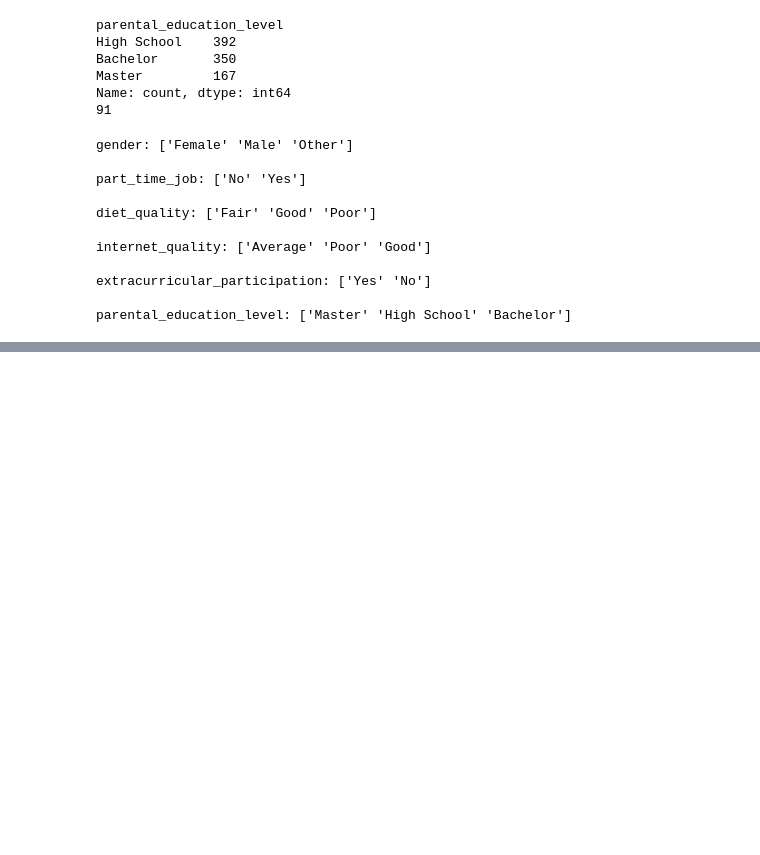
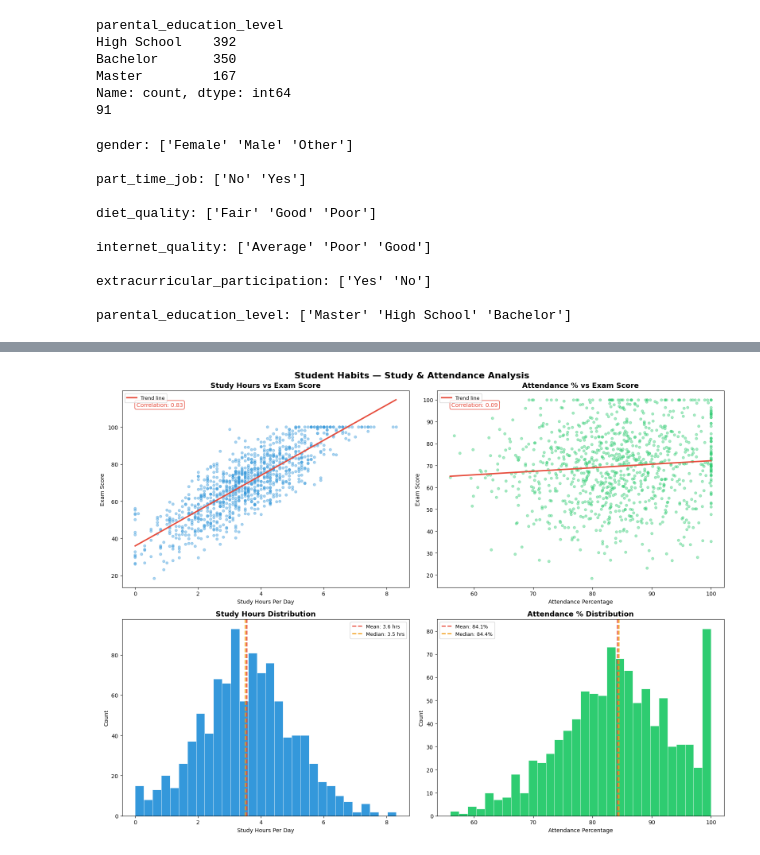
Before and after one commit to john-nio/eda-project, a Jupyter notebook: student_habits_performance/student_habit_performance.ipynb, the cells around one changed output, grey strips where cells are left out. Saved outputs shown, nothing was run; the diff lists cells and outputs as text; code cells hidden in the pictures; blank space fills up the shorter version.

```diff
--- a/student_habits_performance/student_habit_performance.ipynb
+++ b/student_habits_performance/student_habit_performance.ipynb
@@ -60,0 +168,89 @@ parental_education_level: ['Master' 'High School' 'Bachelor']
+# %%
+fig, axes = plt.subplots(2, 2, figsize=(16, 12))
+axes = axes.flatten()
+
+# ── 5. Study hours vs exam score ──────────────────────────────
+axes[0].scatter(df['study_hours_per_day'], df['exam_score'],
+                alpha=0.4, s=20, color='#3498db')
+
+z = np.polyfit(df['study_hours_per_day'], df['exam_score'], 1)
+p = np.poly1d(z)
+x_line = np.linspace(df['study_hours_per_day'].min(),
+                     df['study_hours_per_day'].max(), 100)
+axes[0].plot(x_line, p(x_line), color='#e74c3c',
+             linewidth=2.5, label=f'Trend line')
+
+axes[0].set_title('Study Hours vs Exam Score',
+                  fontsize=13, fontweight='bold')
+axes[0].set_xlabel('Study Hours Per Day')
+axes[0].set_ylabel('Exam Score')
+axes[0].legend(fontsize=9)
+
+corr = df['study_hours_per_day'].corr(df['exam_score'])
+axes[0].text(0.05, 0.92, f'Correlation: {corr:.2f}',
+             transform=axes[0].transAxes,
+             fontsize=10, color='#e74c3c',
+             bbox=dict(boxstyle='round,pad=0.3',
+                       facecolor='white', edgecolor='#e74c3c'))
+
+# ── 6. Attendance vs exam score ────────────────────────────────
+axes[1].scatter(df['attendance_percentage'], df['exam_score'],
+                alpha=0.4, s=20, color='#2ecc71')
+
+z = np.polyfit(df['attendance_percentage'], df['exam_score'], 1)
+p = np.poly1d(z)
+x_line = np.linspace(df['attendance_percentage'].min(),
+                     df['attendance_percentage'].max(), 100)
+axes[1].plot(x_line, p(x_line), color='#e74c3c',
+             linewidth=2.5, label='Trend line')
+
+axes[1].set_title('Attendance % vs Exam Score',
+                  fontsize=13, fontweight='bold')
+axes[1].set_xlabel('Attendance Percentage')
+axes[1].set_ylabel('Exam Score')
+axes[1].legend(fontsize=9)
+
+corr = df['attendance_percentage'].corr(df['exam_score'])
+axes[1].text(0.05, 0.92, f'Correlation: {corr:.2f}',
+             transform=axes[1].transAxes,
+             fontsize=10, color='#e74c3c',
+             bbox=dict(boxstyle='round,pad=0.3',
+                       facecolor='white', edgecolor='#e74c3c'))
+
+# ── 7. Study hours distribution ────────────────────────────────
+axes[2].hist(df['study_hours_per_day'], bins=30,
+             color='#3498db', edgecolor='white', linewidth=0.5)
+axes[2].axvline(df['study_hours_per_day'].mean(), color='#e74c3c',
+                linestyle='--', linewidth=2,
+                label=f'Mean: {df["study_hours_per_day"].mean():.1f} hrs')
+axes[2].axvline(df['study_hours_per_day'].median(), color='#f39c12',
+                linestyle='--', linewidth=2,
+                label=f'Median: {df["study_hours_per_day"].median():.1f} hrs')
+axes[2].set_title('Study Hours Distribution',
+                  fontsize=13, fontweight='bold')
+axes[2].set_xlabel('Study Hours Per Day')
+axes[2].set_ylabel('Count')
+axes[2].legend(fontsize=9)
+
+# ── 8. Attendance distribution ─────────────────────────────────
+axes[3].hist(df['attendance_percentage'], bins=30,
+             color='#2ecc71', edgecolor='white', linewidth=0.5)
+axes[3].axvline(df['attendance_percentage'].mean(), color='#e74c3c',
+                linestyle='--', linewidth=2,
+                label=f'Mean: {df["attendance_percentage"].mean():.1f}%')
+axes[3].axvline(df['attendance_percentage'].median(), color='#f39c12',
+                linestyle='--', linewidth=2,
+                label=f'Median: {df["attendance_percentage"].median():.1f}%')
+axes[3].set_title('Attendance % Distribution',
+                  fontsize=13, fontweight='bold')
+axes[3].set_xlabel('Attendance Percentage')
+axes[3].set_ylabel('Count')
+axes[3].legend(fontsize=9)
+
+fig.suptitle('Student Habits — Study & Attendance Analysis',
+             fontsize=16, fontweight='bold')
+plt.tight_layout()
+plt.savefig('visualizations/study_attendance_analysis.png', dpi=150)
+plt.show()
+# %% [output]
+[figure, added]
```
Also changed, not shown: parts of 2 cells of this notebook, 2 other files.
